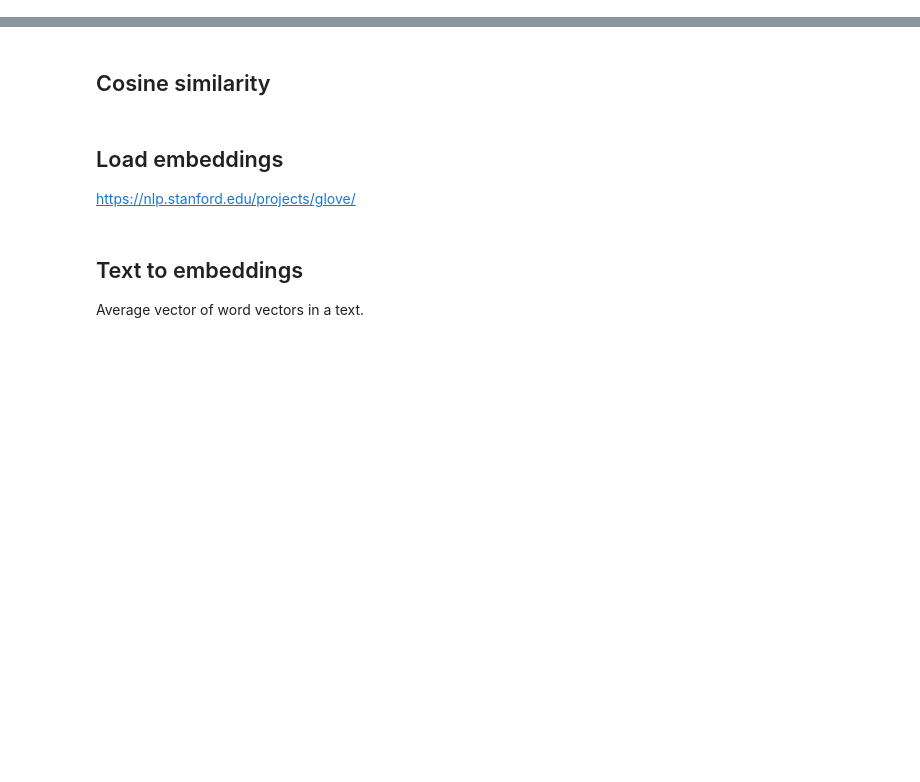
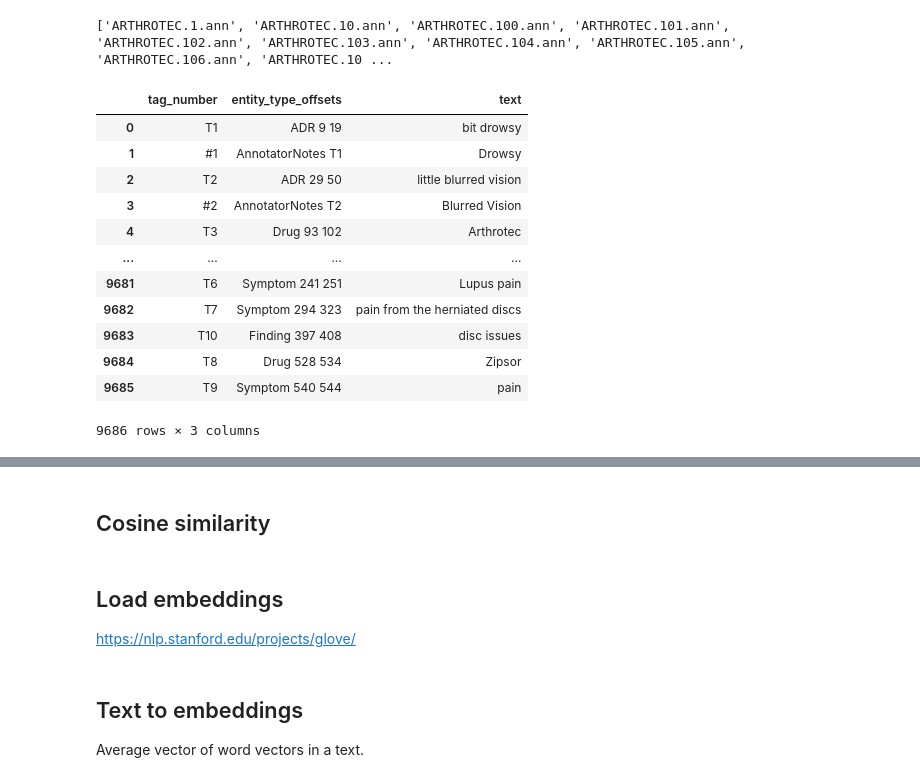
Before and after one commit to Bognanna/LLM-NER-metrics, a Jupyter notebook: notebooks/short_text_embeddings.ipynb, the cells around one changed output, grey strips where cells are left out. Saved outputs shown, nothing was run; the diff lists cells and outputs as text; code cells hidden in the pictures; blank space fills up the shorter version.

```diff
--- a/notebooks/short_text_embeddings.ipynb
+++ b/notebooks/short_text_embeddings.ipynb
@@ -0,0 +27,22 @@
+# %%
+path = "..//data//external//cadec//original"
+dir_list = os.listdir(path)
+# %% [output]
+['ARTHROTEC.1.ann', 'ARTHROTEC.10.ann', 'ARTHROTEC.100.ann', 'ARTHROTEC.101.ann', 'ARTHROTEC.102.ann', 'ARTHROTEC.103.ann', 'ARTHROTEC.104.ann', 'ARTHROTEC.105.ann', 'ARTHROTEC.106.ann', 'ARTHROTEC.10 ...
+# %%
+cadec_df = pd.concat((pd.read_csv(f'{path}//{f}', sep='\t', names=['tag_number', 'entity_type_offsets', 'text']) for f in dir_list), ignore_index=True)
+cadec_df
+# %% [output]
+|  | tag_number | entity_type_offsets | text |
+| 0 | T1 | ADR 9 19 | bit drowsy |
+| 1 | #1 | AnnotatorNotes T1 | Drowsy |
+| 2 | T2 | ADR 29 50 | little blurred vision |
+| 3 | #2 | AnnotatorNotes T2 | Blurred Vision |
+| 4 | T3 | Drug 93 102 | Arthrotec |
+| ... | ... | ... | ... |
+| 9681 | T6 | Symptom 241 251 | Lupus pain |
+| 9682 | T7 | Symptom 294 323 | pain from the herniated discs |
+| 9683 | T10 | Finding 397 408 | disc issues |
+| 9684 | T8 | Drug 528 534 | Zipsor |
+| 9685 | T9 | Symptom 540 544 | pain |
+9686 rows × 3 columns
```
Also changed, not shown: parts of 9 cells of this notebook.
